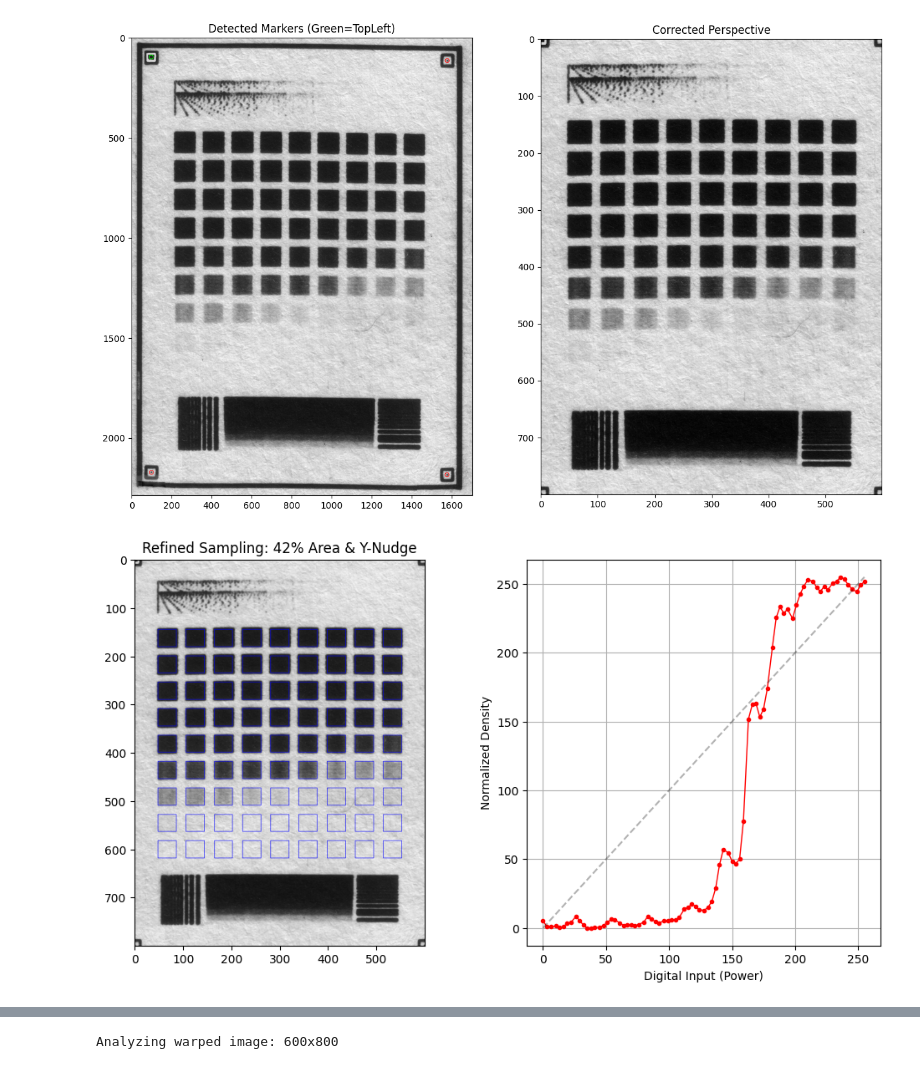
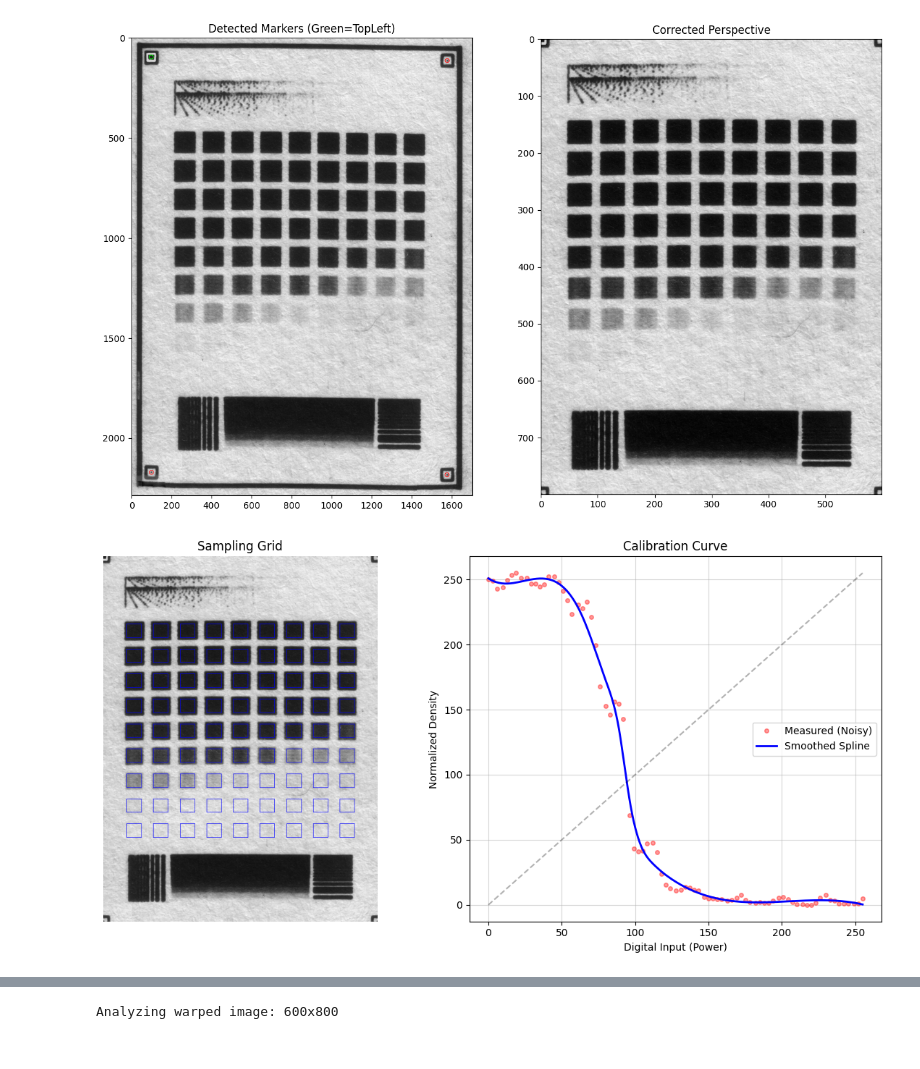
Before and after one commit to fun3md/maptoposter, a Jupyter notebook: jupyter/dotgain_calibration.ipynb, the cells around one changed output, grey strips where cells are left out. Cells and saved outputs as stored; diff of their text form; code cells hidden in the pictures.

```diff
--- a/jupyter/dotgain_calibration.ipynb
+++ b/jupyter/dotgain_calibration.ipynb
@@ -709,18 +947,22 @@ import cv2
 import numpy as np
 import pandas as pd
 import matplotlib.pyplot as plt
+from scipy.interpolate import UnivariateSpline  # <--- Added for smoothing
 
 # --- REFINED CONFIGURATION (PERCENTAGES) ---
-# Nudged Y start down slightly to align with the visual center of patches
 GRID_X_START = 0.064
 GRID_X_END   = 0.938
-GRID_Y_START = 0.170  # Nudged from 0.202 to 0.208
-GRID_Y_END   = 0.785  # Nudged from 0.798 to 0.804
+GRID_Y_START = 0.170
+GRID_Y_END   = 0.785
 
-# Reduced sampling area: 0.60 * 0.70 = 0.42 (42% of total cell area)
-SAMPLE_AREA_PCT = 0.42
+SAMPLE_AREA_PCT = 0.30
 MAX_STEPS = 80
 COLS, ROWS = 9, 9
+
+# Controls how "stiff" the curve is.
+# 0 = fits every jagged point (noisy).
+# Higher (e.g., 500-1000) = very smooth line.
+SMOOTHING_FACTOR = 5000
 
 def analyze_geometric_grid_v2(image_path):
     img = cv2.imread(image_path, cv2.IMREAD_GRAYSCALE)
@@ -728,7 +970,6 @@ def analyze_geometric_grid_v2(image_path):
 
     im_h, im_w = img.shape
 
-    # Calculate pixel coordinates for the grid bounds
     x1_grid = im_w * GRID_X_START
     x2_grid = im_w * GRID_X_END
     y1_grid = im_h * GRID_Y_START
@@ -737,11 +978,9 @@ def analyze_geometric_grid_v2(image_path):
     grid_w = x2_grid - x1_grid
     grid_h = y2_grid - y1_grid
 
-    # Calculate cell dimensions
     cell_w = grid_w / COLS
     cell_h = grid_h / ROWS
 
-    # Side length multiplier (sqrt(0.42) ≈ 0.648)
     side_mult = np.sqrt(SAMPLE_AREA_PCT)
 
     results = []
@@ -751,58 +990,92 @@ def analyze_geometric_grid_v2(image_path):
         for c in range(COLS):
             idx = r * COLS + c
 
-            # Find center of this specific cell
             center_x = x1_grid + (c * cell_w) + (cell_w / 2)
             center_y = y1_grid + (r * cell_h) + (cell_h / 2)
 
-            # Define smaller sampling box (now 42% area)
             sw = (cell_w * side_mult) / 2
             sh = (cell_h * side_mult) / 2
 
             sx1, sx2 = int(center_x - sw), int(center_x + sw)
             sy1, sy2 = int(center_y - sh), int(center_y + sh)
 
-            # Extract and Average
             roi = img[sy1:sy2, sx1:sx2]
             if roi.size == 0: continue
 
             avg_val = np.mean(roi)
 
             results.append({
                 "step": idx,
-                "input_255": int(round(idx * (255.0 / MAX_STEPS))),
+                # Rounding input to integer for cleaner CSV later
+                "input_255": int(round((MAX_STEPS - idx) * (255.0 / MAX_STEPS))),
                 "measured_raw": avg_val
             })
 
-            # Draw red sampling box (now smaller and centered)
             cv2.rectangle(viz, (sx1, sy1), (sx2, sy2), (0, 0, 255), 1)
 
     return pd.DataFrame(results), viz
 
 # --- EXECUTE ---
 df, viz_img = analyze_geometric_grid_v2("analysis_ready.png")
 
-# Normalization Logic
+# 1. Normalization Logic
 r_min, r_max = df['measured_raw'].min(), df['measured_raw'].max()
-# 0 = Darkest Measured, 255 = Lightest Measured
 df['normalized'] = 255 * (df['measured_raw'] - r_min) / (r_max - r_min)
 
-# Plotting
+# 2. Sorting (CRITICAL for Spline Interpolation)
+# We must sort by the X-axis (input power) or the math breaks
+df = df.sort_values(by='input_255')
+
+# 3. Smoothing / Interpolation
+x_data = df['input_255'].values
+y_data = df['normalized'].values
+
+# Create the spline function
+# s=SMOOTHING_FACTOR: Adjust this if the curve is too loose or too tight
+spline_func = UnivariateSpline(x_data, y_data, s=SMOOTHING_FACTOR)
+
+# Generate a clean 0-255 range (Lookup Table)
+x_lut = np.arange(0, 256)
+y_smooth = spline_func(x_lut)
+
+# Clip values to ensure they stay within 0-255 (splines can overshoot slightly)
+y_smooth = np.clip(y_smooth, 0, 255)
+
+# Create a new DataFrame for the smooth LUT
+df_lut = pd.DataFrame({
+    'input_255': x_lut,
+    'normalized': y_smooth
+})
+
+# --- PLOTTING ---
 plt.figure(figsize=(12, 6))
+
+# Left: Visual Grid
 plt.subplot(1, 2, 1)
 plt.imshow(viz_img)
-plt.title("Refined Sampling: 42% Area & Y-Nudge")
+plt.title(f"Sampling Grid")
+plt.axis('off')
 
+# Right: Curve Comparison
 plt.subplot(1, 2, 2)
-plt.plot(df['input_255'], df['normalized'], 'ro-', markersize=3, linewidth=1)
+# Plot original noisy points
+plt.plot(df['input_255'], df['normalized'], 'ro', markersize=4, alpha=0.4, label='Measured (Noisy)')
+# Plot smoothed curve
+plt.plot(df_lut['input_255'], df_lut['normalized'], 'b-', linewidth=2, label='Smoothed Spline')
+
 plt.plot([0, 255], [0, 255], 'k--', alpha=0.3)
 plt.xlabel("Digital Input (Power)")
 plt.ylabel("Normalized Density")
-plt.grid(True)
+plt.legend()
+plt.grid(True, alpha=0.5)
+plt.title("Calibration Curve")
+plt.tight_layout()
 plt.show()
 
-# Export for dither_v2.py
-df[['input_255', 'normalized']].to_csv("cyanotype_lut.csv", index=False)
-print("Calibration refined and saved to cyanotype_lut.csv")
+# --- EXPORT ---
+# We now save the SMOOTHED full range (0-255) instead of the jagged points.
+# This makes dither_v2.py much more accurate.
+df_lut.to_csv("cyanotype_lut.csv", index=False)
+print("Calibration refined, smoothed, and saved to cyanotype_lut.csv")
 # %% [output]
-[figure, old version]
+[figure, new version]
```
Also changed, not shown: parts of 5 cells of this notebook, 4 other files.
